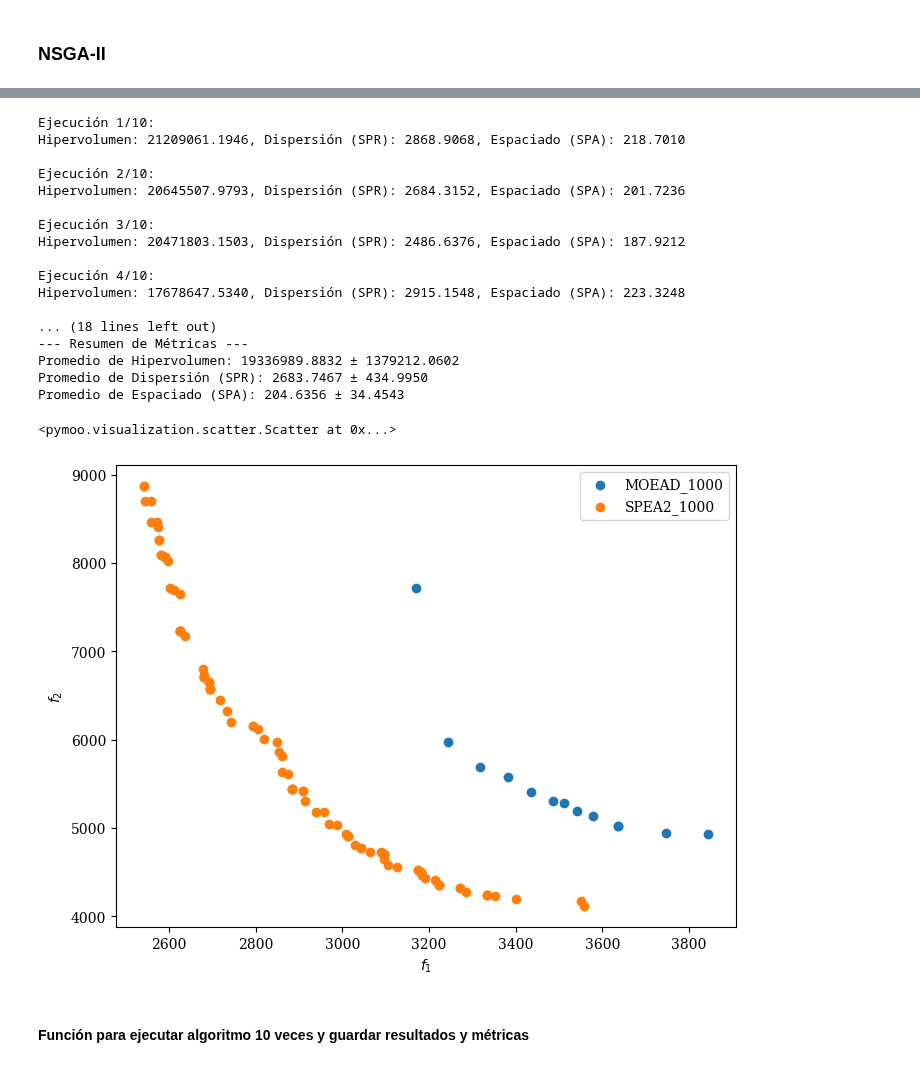
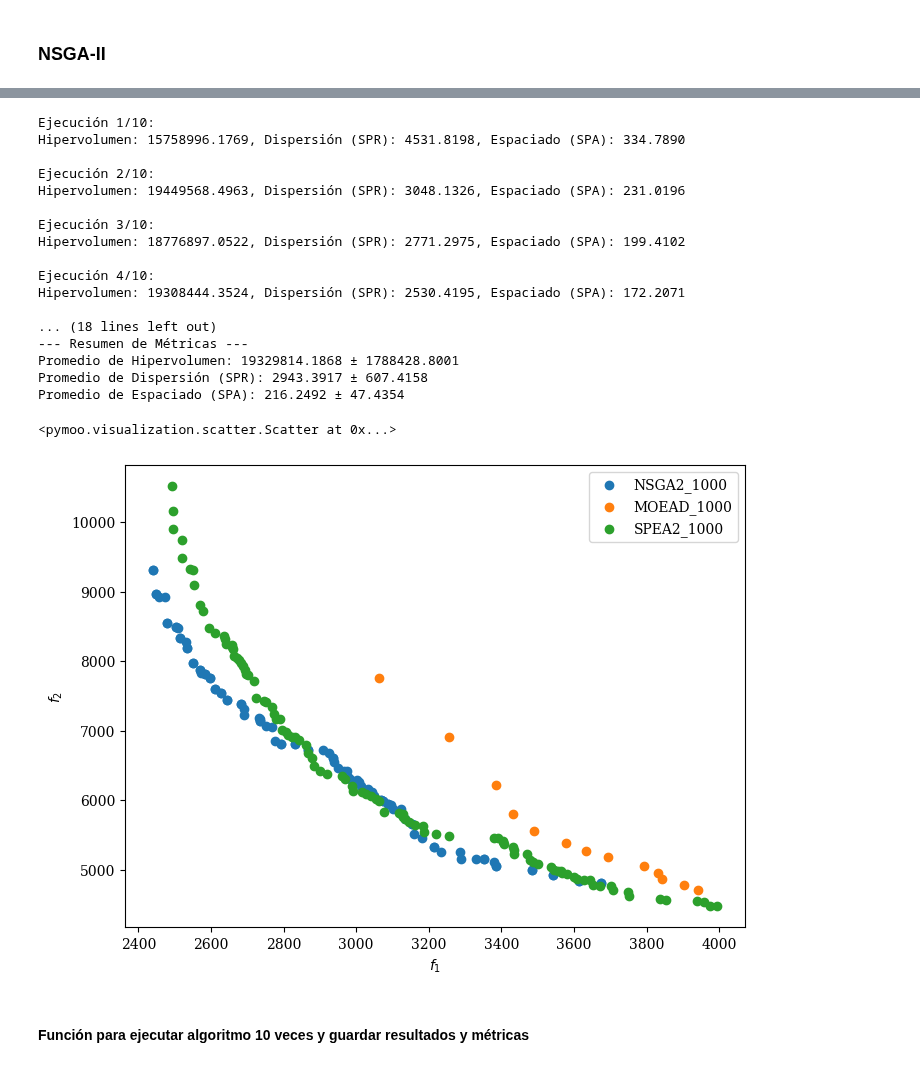
Before and after one commit to JorgeDC01/EMOC, a Jupyter notebook: TSP_MO_Prueba.ipynb, the cells around one changed output, grey strips where cells are left out. Saved outputs shown, nothing was run; the diff lists cells and outputs as text; code cells hidden in the pictures.

```diff
--- a/TSP_MO_Prueba.ipynb
+++ b/TSP_MO_Prueba.ipynb
@@ -134,7 +134,7 @@ algorithm_nsga2 = NSGA2(pop_size=100)
 # Listas para guardar métricas
 metrics_summary = []
 best_hypervolume = -float('inf')
-best_front = None
+pareto_nsga2 = None
 
 for i in range(10):
     print(f"\nEjecución {i+1}/{10}:")
@@ -151,7 +151,7 @@ for i in range(10):
     # Guardar el mejor frente según el hipervolumen
     if hv > best_hypervolume:
         best_hypervolume = hv
-        best_front = front
+        pareto_nsga2 = front
 
 # Calcular promedios y desviaciones estándar de las métricas
 metrics_summary = np.array(metrics_summary)
@@ -179,7 +194,7 @@ algorithm_spea2 = SPEA2(pop_size=100)
 # Listas para guardar métricas
 metrics_summary = []
 best_hypervolume = -float('inf')
-best_front = None
+pareto_spea2 = None
 
 for i in range(10):
     print(f"\nEjecución {i+1}/{10}:")
@@ -196,7 +211,7 @@ for i in range(10):
     # Guardar el mejor frente según el hipervolumen
     if hv > best_hypervolume:
         best_hypervolume = hv
-        best_front_spea2 = front
+        pareto_spea2 = front
 
 # Calcular promedios y desviaciones estándar de las métricas
 metrics_summary = np.array(metrics_summary)
@@ -247,7 +262,7 @@ algorithm_moead = MOEAD(
 # Listas para guardar métricas
 metrics_summary = []
 best_hypervolume = -float('inf')
-best_front = None
+pareto_moead = None
 
 for i in range(10):
     print(f"\nEjecución {i+1}/{10}:")
@@ -264,7 +279,7 @@ for i in range(10):
     # Guardar el mejor frente según el hipervolumen
     if hv > best_hypervolume:
         best_hypervolume = hv
-        best_front_moead = front
+        pareto_moead = front
 
 # Calcular promedios y desviaciones estándar de las métricas
 metrics_summary = np.array(metrics_summary)
@@ -277,31 +292,32 @@ print(f"Promedio de Dispersión (SPR): {mean_metrics[1]:.4f} ± {std_metrics[1]:
 print(f"Promedio de Espaciado (SPA): {mean_metrics[2]:.4f} ± {std_metrics[2]:.4f}")
 # %% [output]
 Ejecución 1/10:
-Hipervolumen: 21209061.1946, Dispersión (SPR): 2868.9068, Espaciado (SPA): 218.7010
+Hipervolumen: 15758996.1769, Dispersión (SPR): 4531.8198, Espaciado (SPA): 334.7890
 
 Ejecución 2/10:
-Hipervolumen: 20645507.9793, Dispersión (SPR): 2684.3152, Espaciado (SPA): 201.7236
+Hipervolumen: 19449568.4963, Dispersión (SPR): 3048.1326, Espaciado (SPA): 231.0196
 
 Ejecución 3/10:
-Hipervolumen: 20471803.1503, Dispersión (SPR): 2486.6376, Espaciado (SPA): 187.9212
+Hipervolumen: 18776897.0522, Dispersión (SPR): 2771.2975, Espaciado (SPA): 199.4102
 
 Ejecución 4/10:
-Hipervolumen: 17678647.5340, Dispersión (SPR): 2915.1548, Espaciado (SPA): 223.3248
+Hipervolumen: 19308444.3524, Dispersión (SPR): 2530.4195, Espaciado (SPA): 172.2071
 
 ... (18 lines left out)
 --- Resumen de Métricas ---
-Promedio de Hipervolumen: 19336989.8832 ± 1379212.0602
-Promedio de Dispersión (SPR): 2683.7467 ± 434.9950
-Promedio de Espaciado (SPA): 204.6356 ± 34.4543
+Promedio de Hipervolumen: 19329814.1868 ± 1788428.8001
+Promedio de Dispersión (SPR): 2943.3917 ± 607.4158
+Promedio de Espaciado (SPA): 216.2492 ± 47.4354
 # %%
 scatter = Scatter()
-scatter.add(best_front_moead, label="MOEAD_1000")
-scatter.add(best_front_spea2, label="SPEA2_1000")
+scatter.add(pareto_nsga2, label="NSGA2_1000")
+scatter.add(pareto_moead, label="MOEAD_1000")
+scatter.add(pareto_spea2, label="SPEA2_1000")
 scatter.legend=True
 scatter.show()
 # %% [output]
 <pymoo.visualization.scatter.Scatter at 0x...>
-[figure, old version]
+[figure, new version]
 # %%
 def inicializar_poblacion(n_cities, n_individuals):
     """
```
Also changed, not shown: parts of 32 cells of this notebook.
